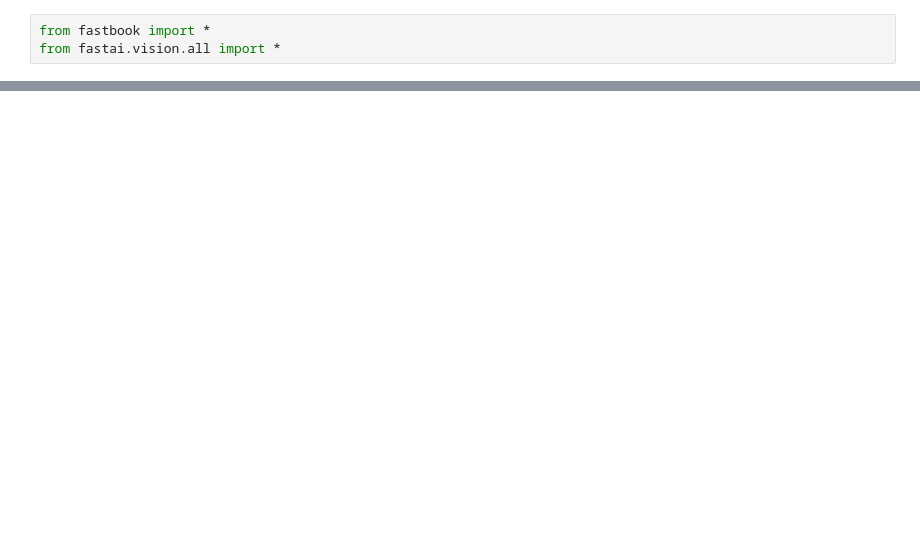
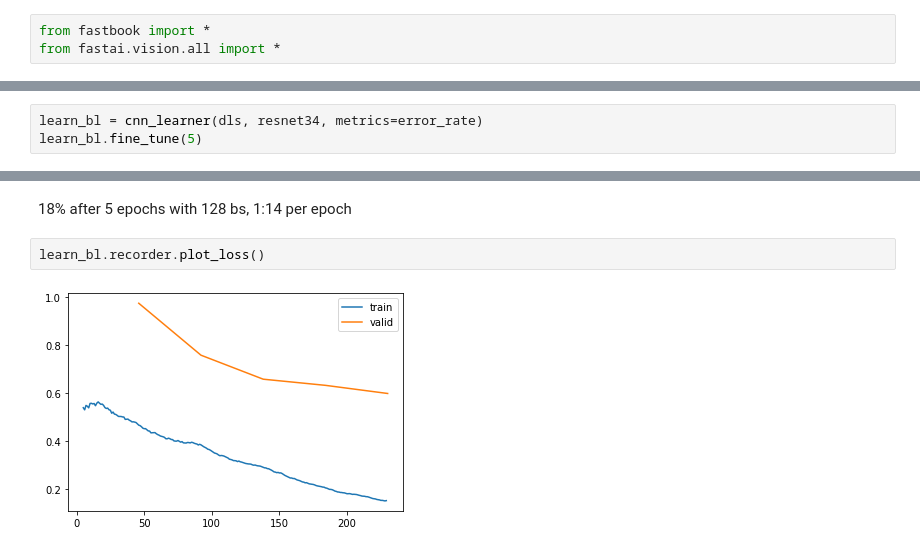
Before and after one commit to LukeWeidenwalker/fastai-notebooks, a Jupyter notebook: 05_pets.ipynb, the cells around one changed output, grey strips where cells are left out. Saved outputs shown, nothing was run; the diff lists cells and outputs as text; blank space fills up the shorter version.

```diff
--- a/05_pets.ipynb
+++ b/05_pets.ipynb
@@ -25,0 +33,3 @@ dls.show_batch()
+# %%
+learn_bl = cnn_learner(dls, resnet34, metrics=error_rate)
+learn_bl.fine_tune(5)
@@ -25,0 +45,6 @@ dls.show_batch()
+# %% [markdown]
+18% after 5 epochs with 128 bs, 1:14 per epoch
+# %%
+learn_bl.recorder.plot_loss()
+# %% [output]
+[figure, added]
```
Also changed, not shown: parts of 18 cells of this notebook.
